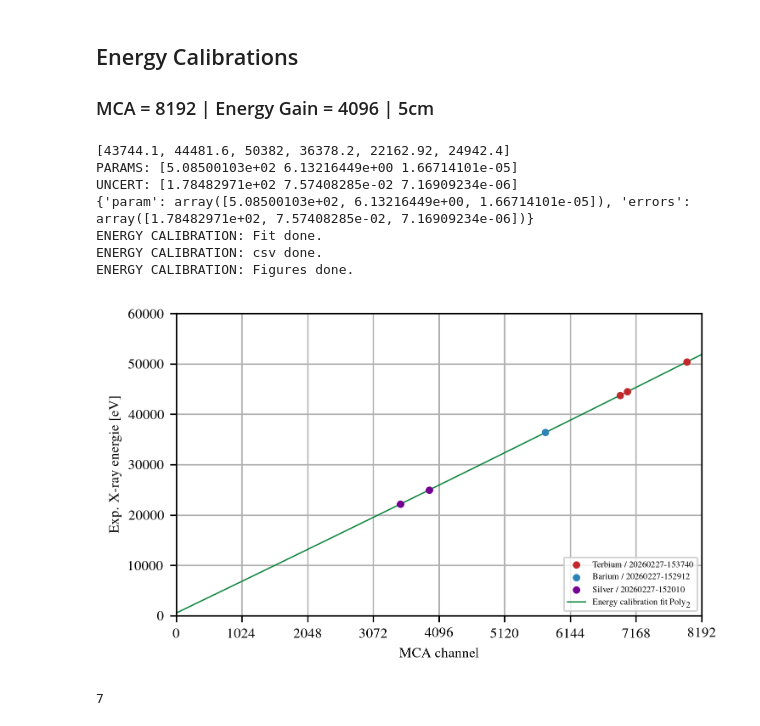
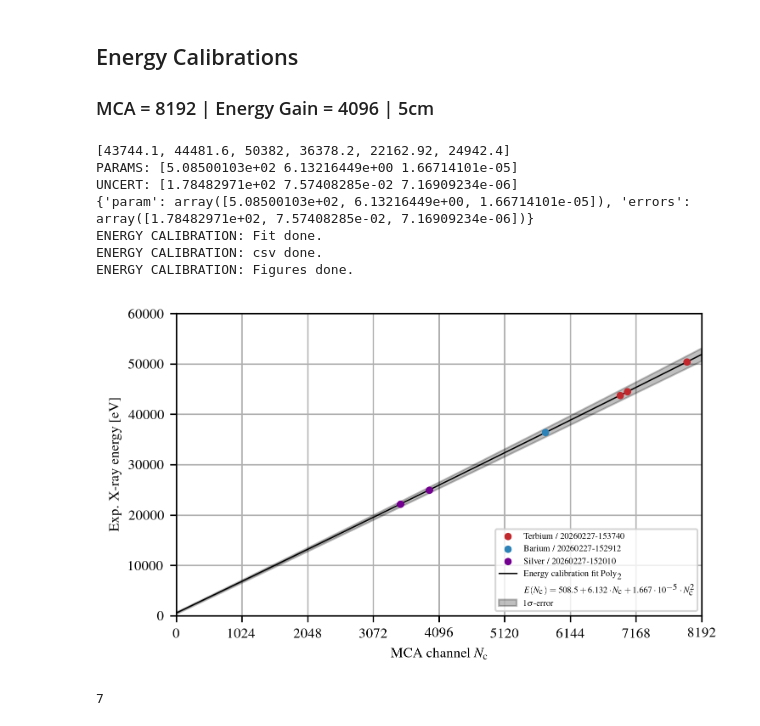
Before and after one commit to SirPhoenix007/IBA-Bonn, a Jupyter notebook: Study_2602_PIXEDetector/PIXE_EnergyCal.ipynb, the cells around one changed output. Cells and saved outputs as stored; diff of their text form; code cells hidden in the pictures.

Commit message:
EnergyCal Update

```diff
--- a/Study_2602_PIXEDetector/PIXE_EnergyCal.ipynb
+++ b/Study_2602_PIXEDetector/PIXE_EnergyCal.ipynb
@@ -249,7 +249,18 @@ def peak_fitter(lines:list, peaks:list, peaks_err:list, init_values:list):
 
 ### MCA = 8192 | Energy Gain = 4096 | 5cm
 # %%
-def EnergyCal_1():
+def lowerLim(beta, x):
+    param = beta[0]
+    errors = beta[1]
+    return (param[0]-errors[0]) + (param[1]-errors[1])*x + (param[2]-errors[2])*x**2
+
+def upperLim(beta, x):
+    param = beta[0]
+    errors = beta[1]
+    return (param[0]+errors[0]) + (param[1]+errors[1])*x + (param[2]+errors[2])*x**2
+
+
+def EnergyCal_1(nameEnergyCal:str, measurementDate:str):
 
     DPI = 300
     # Tb_file = './/2026_02_27//20260227-153740.vspc'
@@ -260,8 +271,6 @@ def EnergyCal_1():
     # Ba_data = read_json_formatted_file(file)
     # Ag_data = read_json_formatted_file(file)
 
-    nameEnergyCal = 'MCA_8192-EG_4096-5cm'
-    measurementDate = '2026_02_27'
 
     Tb_lines = [43744.1, 44481.6, 50382]
     Ba_lines = [36378.2]
@@ -303,13 +312,15 @@ def EnergyCal_1():
     ax.scatter(Tb_peaks, Tb_lines, s=10, color=color_schemes['c_rainbow'][1], zorder=3, label=f'Terbium / 20260227-153740')
     ax.scatter(Ba_peaks, Ba_lines, s=10, color=color_schemes['c_rainbow'][6], zorder=3, label=f'Barium / 20260227-152912')
     ax.scatter(Ag_peaks, Ag_lines, s=10, color=color_schemes['c_rainbow'][7], zorder=3, label=f'Silver / 20260227-152010')
+
     xlin = np.linspace(0,8192,8192)
-    ax.plot(xlin, energy_func(beta_export[0],xlin), color=color_schemes['c_rainbow'][5], lw=0.75, label=r'Energy calibration fit $\mathrm{Poly}_2$', zorder=2)
-    # ax.plot([],[],alpha=0,label=r'$E(N_{MCA}) = A_1 + A_2\cdot x + A_3\cdot x^2$')
 
+    ax.plot(xlin, energy_func(beta_export[0],xlin), color='black', lw=0.75, label=r'Energy calibration fit $\mathrm{Poly}_2$:', zorder=2)
+    ax.plot([],[],alpha=0,label=r'$E(N_{\mathrm{c}}) = 508.5 + 6.132\cdot N_{\mathrm{c}} + 1.667\cdot 10^{-5}\cdot N_{\mathrm{c}}^2$')
+    ax.fill_between(xlin,lowerLim(beta_export,xlin),upperLim(beta_export,xlin),alpha=0.25, color='black', zorder=2, label=r'$1\sigma$-error')
 
-    ax.set_xlabel('MCA channel')
-    ax.set_ylabel('Exp. X-ray energie [eV]')
+    ax.set_xlabel(r'MCA channel $N_{\mathrm{c}}$')
+    ax.set_ylabel('Exp. X-ray energy [eV]')
 
     ax.set_xlim(0,8193)
     ax.set_xticks(np.arange(0,8193,1024),np.arange(0,8193,1024))
@@ -325,14 +336,16 @@ def EnergyCal_1():
     plt.show()
     return 7
 # %%
-EnergyCal_1()
+nameEnergyCal = 'MCA_8192-EG_4096-5cm'
+measurementDate = '2026_02_27'
+EnergyCal_1(nameEnergyCal=nameEnergyCal, measurementDate=measurementDate)
 # %% [output]
 [43744.1, 44481.6, 50382, 36378.2, 22162.92, 24942.4]
 PARAMS: [5.08500103e+02 6.13216449e+00 1.66714101e-05]
 UNCERT: [1.78482971e+02 7.57408285e-02 7.16909234e-06]
 {'param': array([5.08500103e+02, 6.13216449e+00, 1.66714101e-05]), 'errors': array([1.78482971e+02, 7.57408285e-02, 7.16909234e-06])}
 ENERGY CALIBRATION: Fit done.
 ENERGY CALIBRATION: csv done.
 ENERGY CALIBRATION: Figures done.
-[figure, old version]
+[figure, new version]
 7
```
Also changed, not shown: 2 other files.
